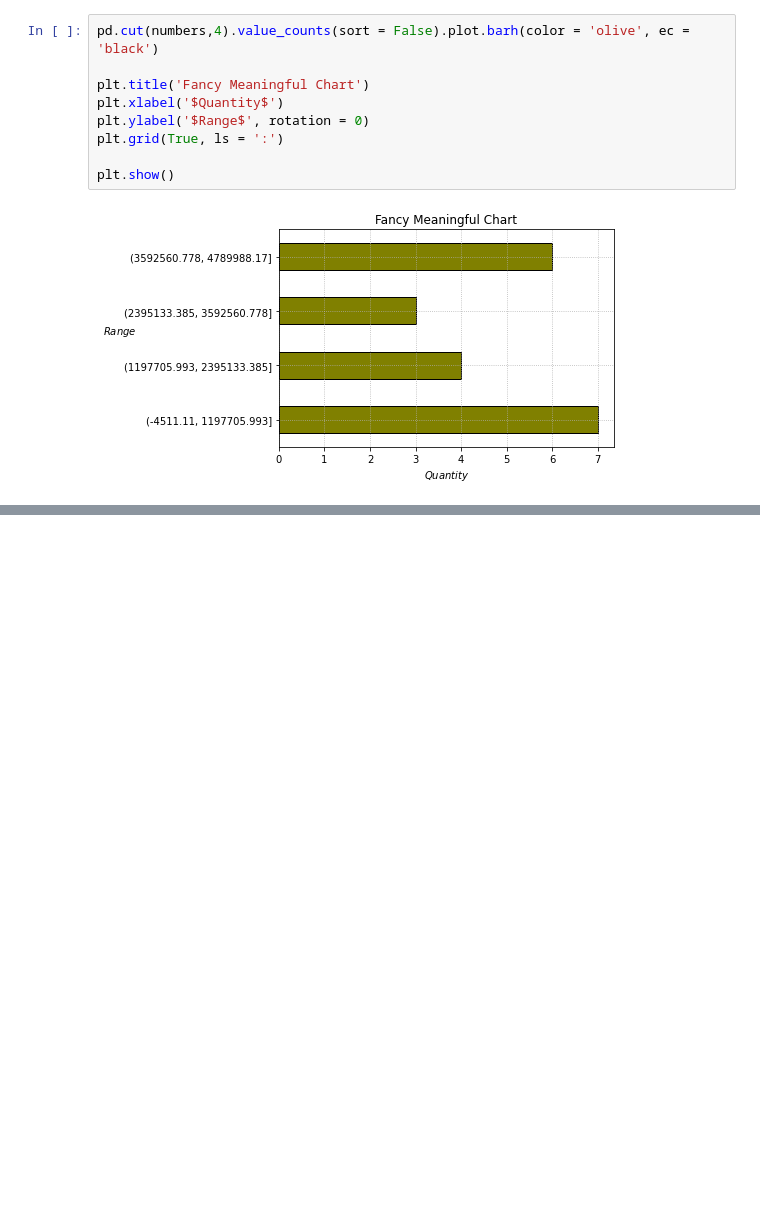
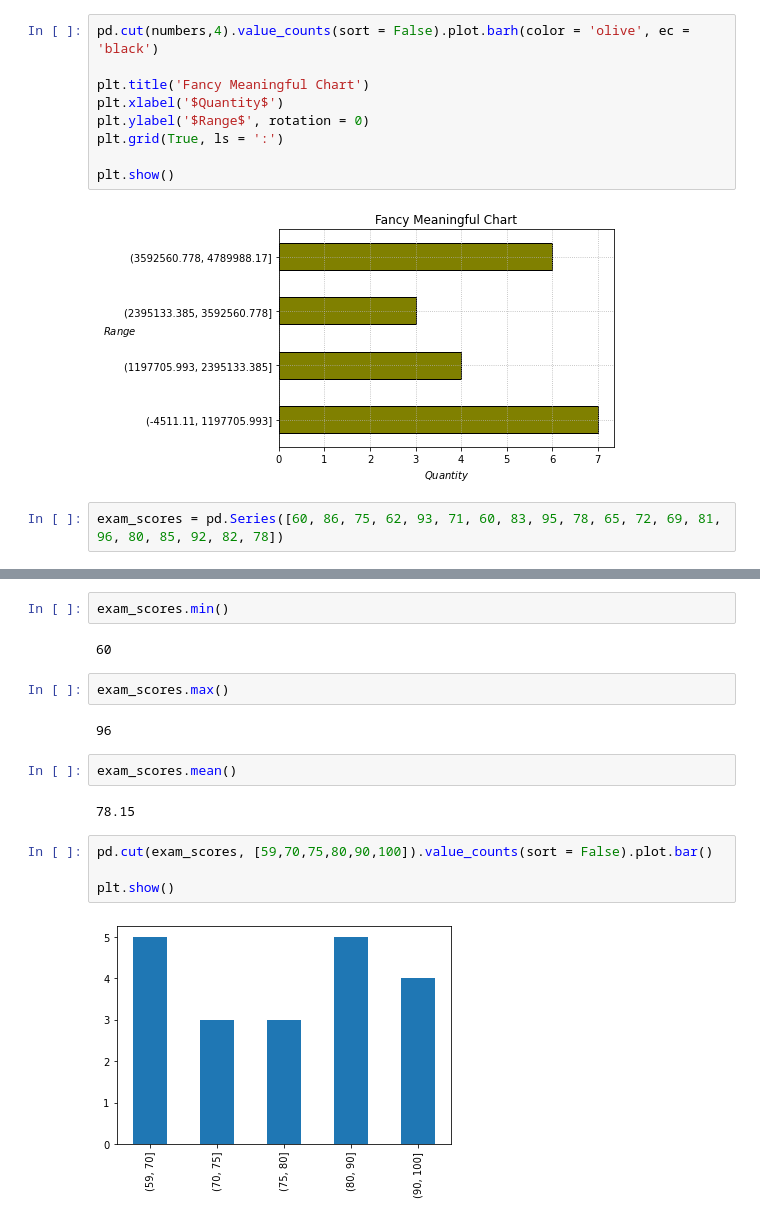
Before and after one commit to Tyler-Applegate/numpy-pandas-visualization-exercises, a Jupyter notebook: pandas_exercises.ipynb, the cells around one changed output, grey strips where cells are left out. Saved outputs shown, nothing was run; the diff lists cells and outputs as text; blank space fills up the shorter version.

```diff
--- a/pandas_exercises.ipynb
+++ b/pandas_exercises.ipynb
@@ -646,3 +633,5 @@ plt.grid(True, ls = ':')
 plt.show()
 # %% [output]
 [figure]
+# %%
+exam_scores = pd.Series([60, 86, 75, 62, 93, 71, 60, 83, 95, 78, 65, 72, 69, 81, 96, 80, 85, 92, 82, 78])
@@ -648,0 +650,18 @@ plt.show()
+# %%
+exam_scores.min()
+# %% [output]
+60
+# %%
+exam_scores.max()
+# %% [output]
+96
+# %%
+exam_scores.mean()
+# %% [output]
+78.15
+# %%
+pd.cut(exam_scores, [59,70,75,80,90,100]).value_counts(sort = False).plot.bar()
+
+plt.show()
+# %% [output]
+[figure, added]
```
Also changed, not shown: parts of 26 cells of this notebook, 1 other file.
